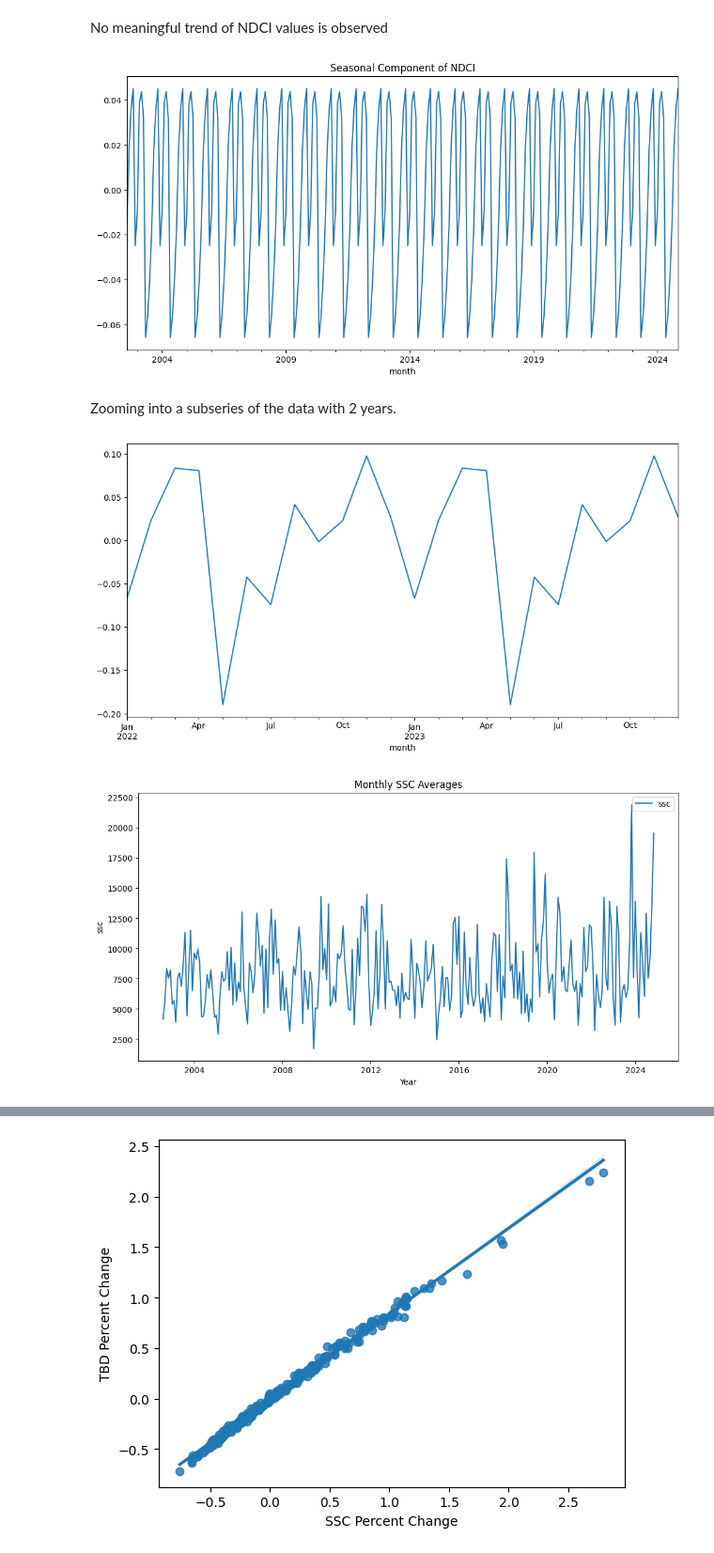
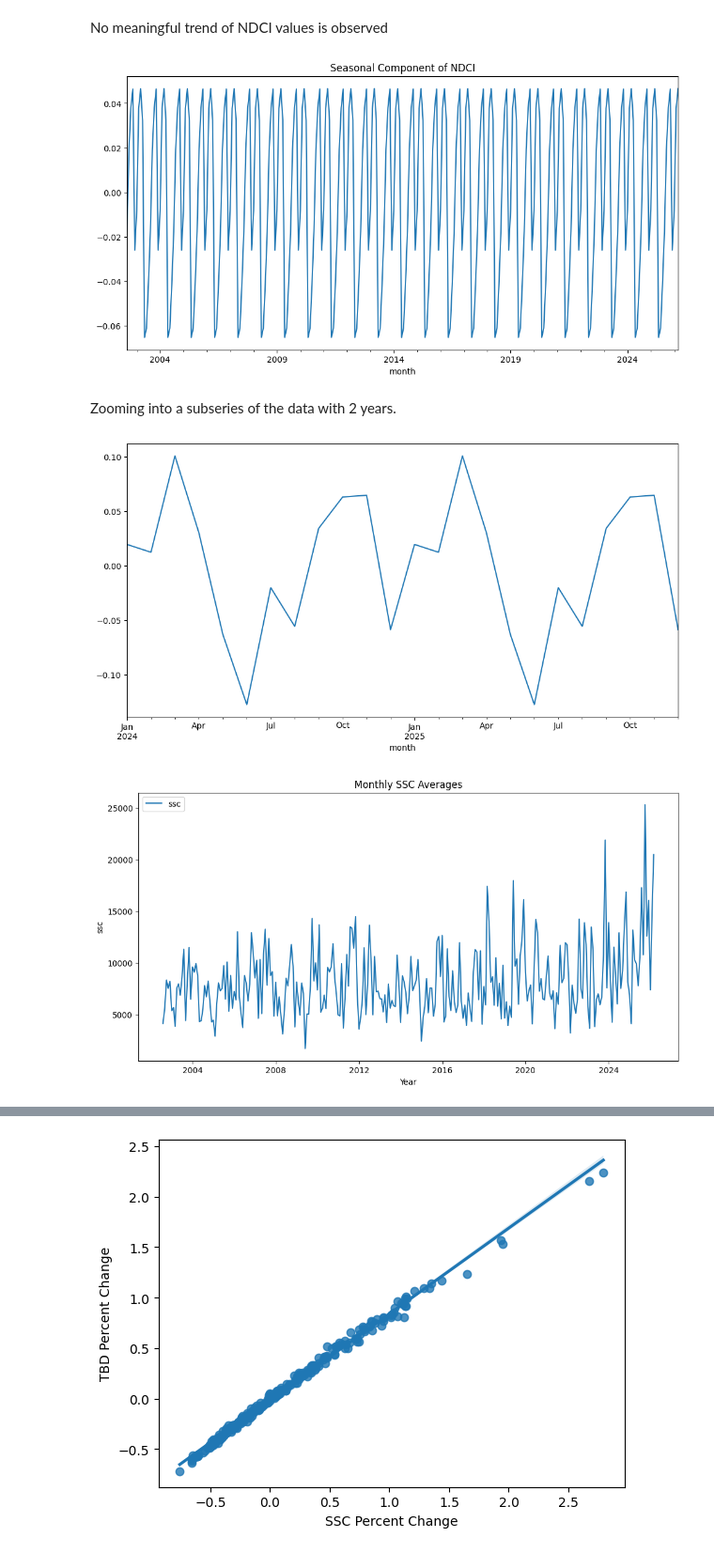
Before and after one commit to owlzyseyes/Water-Quality-Monitoring, a Jupyter notebook: data_analysis/notebook.ipynb, the cells around one changed output, grey strips where cells are left out. Shown at 94% size. Drawn from its saved outputs; the diff is of its cells as text; code cells hidden in the pictures.

```diff
--- a/data_analysis/notebook.ipynb
+++ b/data_analysis/notebook.ipynb
@@ -10,7 +16,7 @@ from statsmodels.tsa.seasonal import seasonal_decompose
 #Read in the files
 chl_a = pd.read_csv('monthly_Chlorophyll_a_averages.csv')
 ndci = pd.read_csv('monthly_ndci_averages.csv')
-ssc = pd.read_csv('monthly_SSC_averages.csv')
+ssc = pd.read_csv('monthly_SSC_a_averages.csv')
 tbd = pd.read_csv('monthly_turbidity_averages.csv')
 # %%
 # Subset the datasets for the month and mean columns
@@ -251,19 +281,19 @@ ndci_decomposition.seasonal.plot(figsize=(12, 6))
 plt.title('Seasonal Component of NDCI')
 plt.show()
 # %% [output]
-[figure, old version]
+[figure, new version]
 # %% [markdown]
 Zooming into a subseries of the data with 2 years.
 # %%
-#subset for ndci values of  2022 and 2023
-ndci_22_23 = merged_df['ndci'].loc['2022':'2023']
+#subset for ndci values of  2024 and 2025
+ndci_22_23 = merged_df['ndci'].loc['2024':'2025']
 
 #decompose and plot the seasonal component
 ndci_22_23_decomposition = seasonal_decompose(ndci_22_23, model='additive')
 ndci_22_23_decomposition.seasonal.plot(figsize=(12, 6))
 plt.show()
 # %% [output]
-[figure, old version]
+[figure, new version]
 # %%
 #SSC plot
 plt.figure(figsize=(12, 6))
@@ -273,7 +303,7 @@ plt.xlabel('Year')
 plt.ylabel('ssc')
 plt.show()
 # %% [output]
-[figure, old version]
+[figure, new version]
 # %%
 #turbidity plot
 plt.figure(figsize=(12, 6))
```
Also changed, not shown: parts of 18 cells of this notebook, 13 other files.
